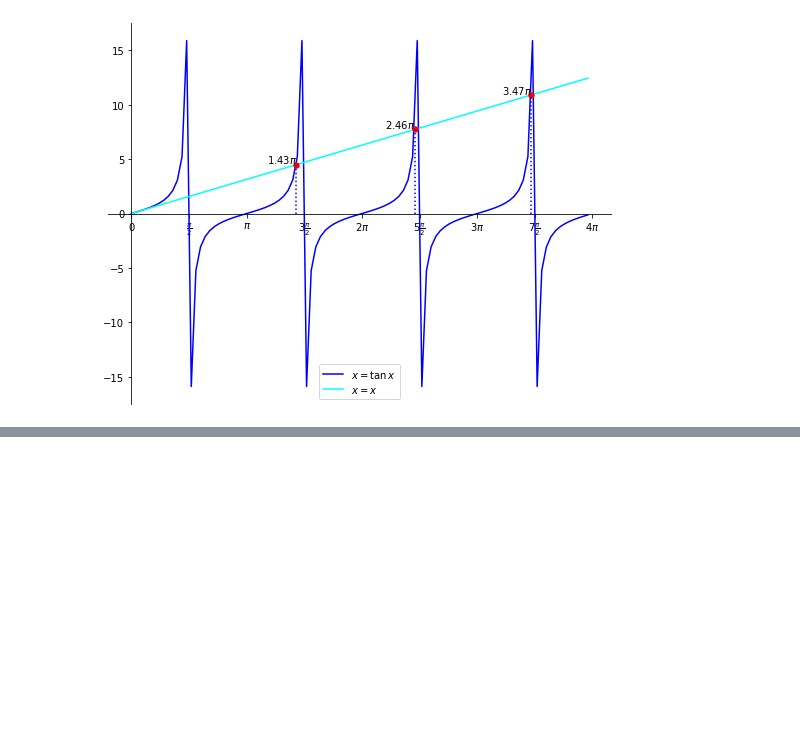
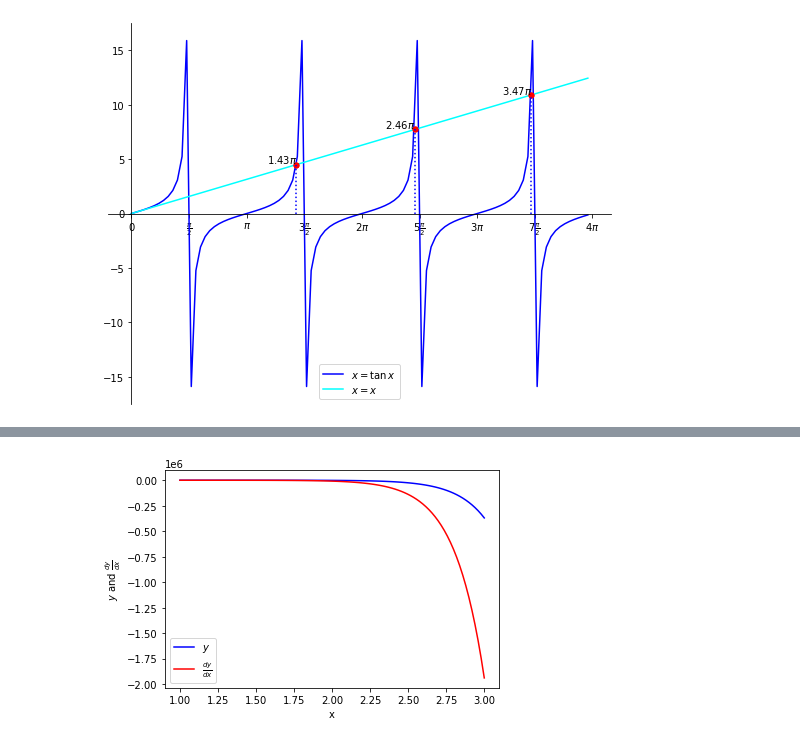
Before and after one commit to SubirSarkar2021/compulab.github.io, a Jupyter notebook: build/.doctrees/nbsphinx/sem1(1).ipynb, the cells around one changed output, grey strips where cells are left out. Cells and saved outputs as stored; diff of their text form; code cells hidden in the pictures; blank space fills up the shorter version.

```diff
--- a/build/.doctrees/nbsphinx/sem1(1).ipynb
+++ b/build/.doctrees/nbsphinx/sem1(1).ipynb
@@ -508,0 +646,24 @@ plt.show()
+# %%
+x = np.linspace(1, 3, 100)
+y0 = (1/2)*np.e**2
+z0 = -(3/2)*np.e**2 - 0.5
+u0 = [y0, z0]
+
+def model(u, x):
+    y, z = u
+    dy_dx = z
+    dz_dx = 4*(1+x)*z/x - 2*(1+x)*y/x**2 + x
+    du_dx = np.array([dy_dx, dz_dx])
+    return du_dx
+
+sol = odeint(model, u0, x)
+y, z = sol[:, 0], sol[:, 1]
+
+plt.plot(x, y, color='blue', label='$y$')
+plt.plot(x, z, color='red', label='$\\frac{dy}{dx}$')
+plt.legend()
+plt.xlabel('x')
+plt.ylabel("$y$ and $\\frac{dy}{dx}$")
+plt.show()
+# %% [output]
+[figure, added]
```
Also changed, not shown: parts of 11 cells of this notebook, 14 other files.
